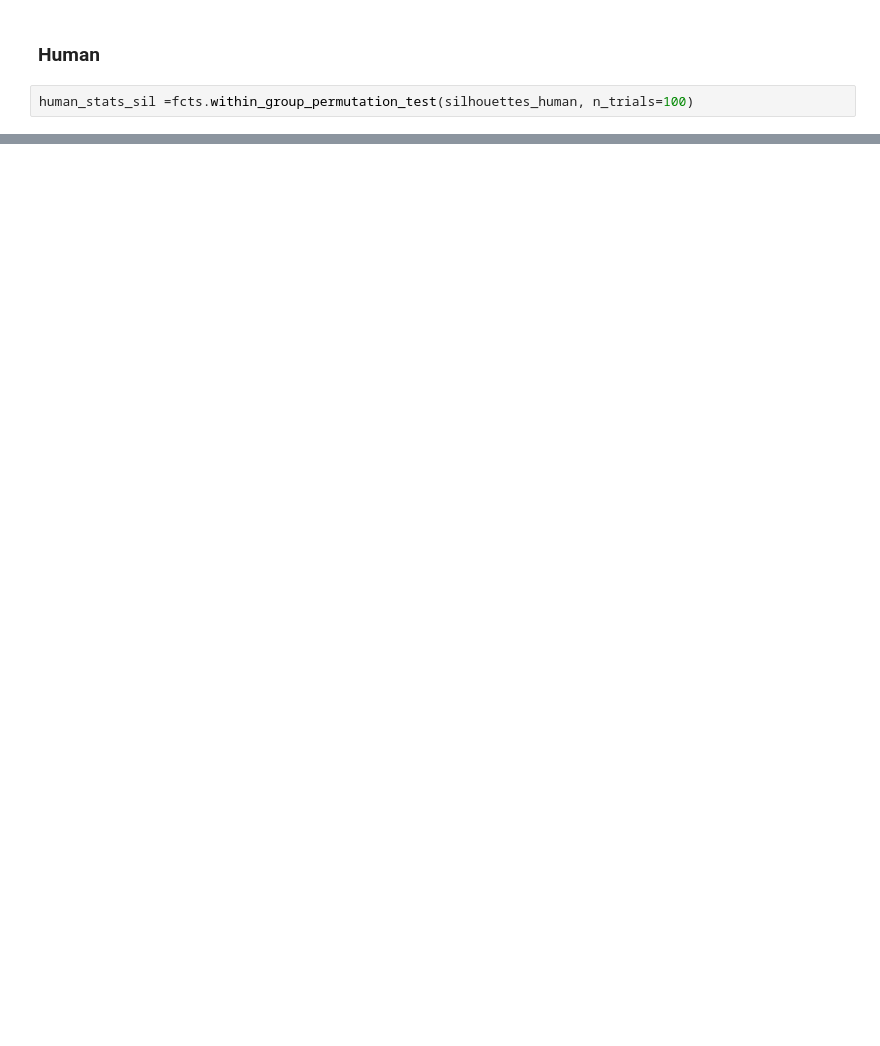
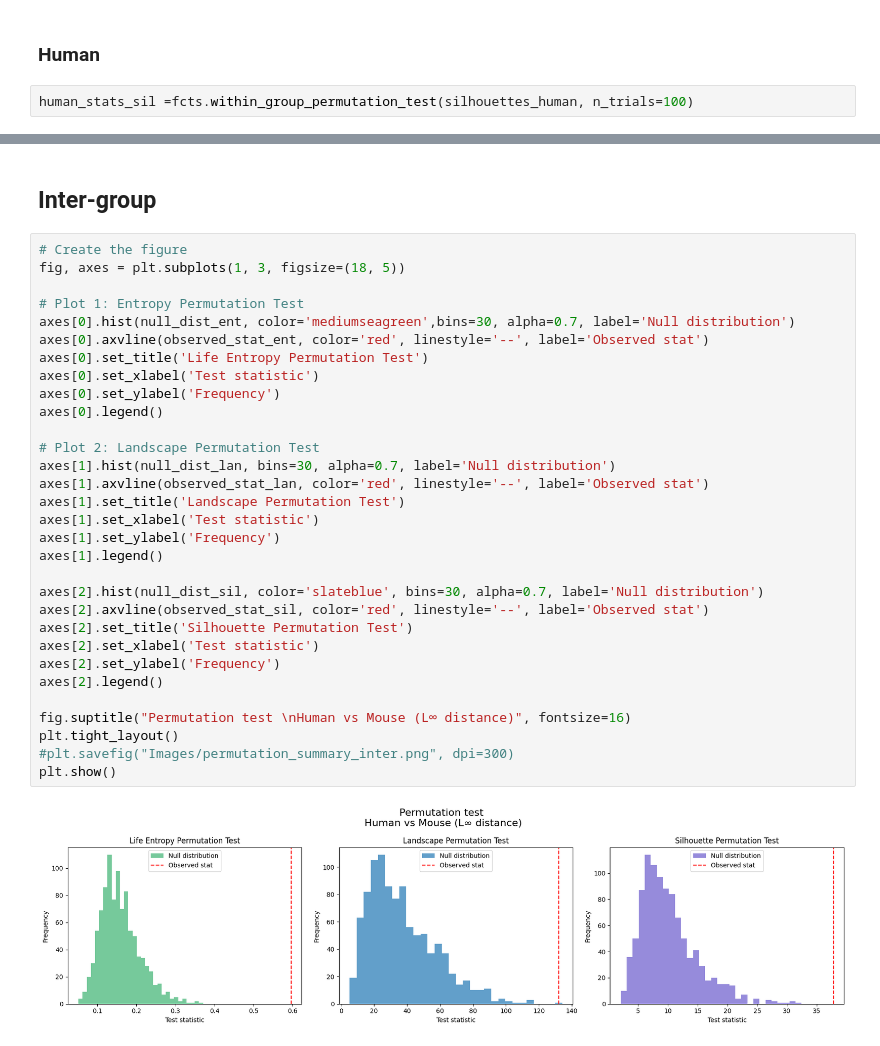
Before and after one commit to araccoon22/Master_Thesis, a Jupyter notebook: 4_permutation_test.ipynb, the cells around one changed output, grey strips where cells are left out. Drawn from its saved outputs; the diff is of its cells as text; blank space fills up the shorter version.

```diff
--- a/4_permutation_test.ipynb
+++ b/4_permutation_test.ipynb
@@ -364 +366,36 @@ Landscape: Observed statistic: 131.9834, P-value:0.0030
 Silhouette: Observed statistic: 37.7985, P-value:0.0010
+# %% [markdown]
+## Inter-group
+# %%
+# Create the figure
+fig, axes = plt.subplots(1, 3, figsize=(18, 5))
+
+# Plot 1: Entropy Permutation Test
+axes[0].hist(null_dist_ent, color='mediumseagreen',bins=30, alpha=0.7, label='Null distribution')
+axes[0].axvline(observed_stat_ent, color='red', linestyle='--', label='Observed stat')
+axes[0].set_title('Life Entropy Permutation Test')
+axes[0].set_xlabel('Test statistic')
+axes[0].set_ylabel('Frequency')
+axes[0].legend()
+
+# Plot 2: Landscape Permutation Test
+axes[1].hist(null_dist_lan, bins=30, alpha=0.7, label='Null distribution')
+axes[1].axvline(observed_stat_lan, color='red', linestyle='--', label='Observed stat')
+axes[1].set_title('Landscape Permutation Test')
+axes[1].set_xlabel('Test statistic')
+axes[1].set_ylabel('Frequency')
+axes[1].legend()
+
+axes[2].hist(null_dist_sil, color='slateblue', bins=30, alpha=0.7, label='Null distribution')
+axes[2].axvline(observed_stat_sil, color='red', linestyle='--', label='Observed stat')
+axes[2].set_title('Silhouette Permutation Test')
+axes[2].set_xlabel('Test statistic')
+axes[2].set_ylabel('Frequency')
+axes[2].legend()
+
+fig.suptitle("Permutation test \nHuman vs Mouse (L∞ distance)", fontsize=16)
+plt.tight_layout()
+#plt.savefig("Images/permutation_summary_inter.png", dpi=300)
+plt.show()
+# %% [output]
+[figure, added]
```
Also changed, not shown: parts of 15 cells of this notebook.
